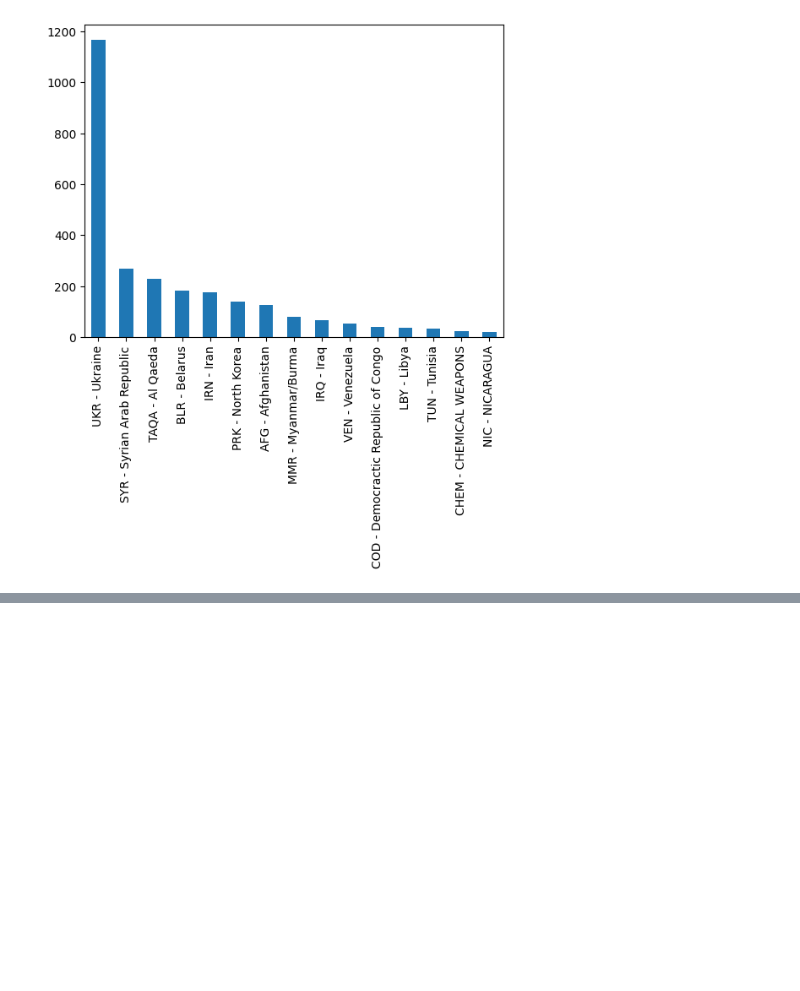
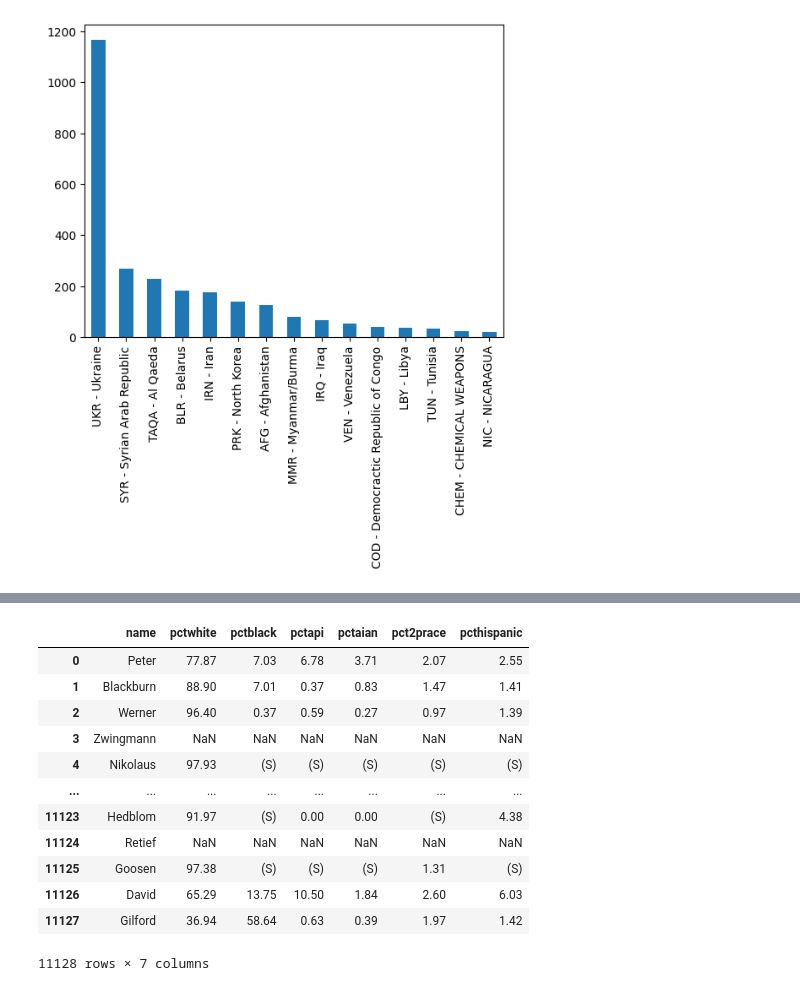
Before and after one commit to j0si/fuzzy_sanctions, a Jupyter notebook: visualisations/graphs.ipynb, the cells around one changed output, grey strips where cells are left out. Saved outputs shown, nothing was run; the diff lists cells and outputs as text; code cells hidden in the pictures; blank space fills up the shorter version.

```diff
--- a/visualisations/graphs.ipynb
+++ b/visualisations/graphs.ipynb
@@ -24,4 +37,8 @@ conll_train_df['clean_ner_tags'] = conll_train_df.ner_tags.str.replace('[', '').
 # %%
 def extract_names_from_df(df, tokencolumn, ner_column):
     names = []
-    for row in range(len(df.tokencolumn)):
+    for row in range(len(df[tokencolumn])):
+        for tupel in list(zip(df[tokencolumn][row], df[ner_column][row])):
+            if tupel[1] == '1' or tupel[1] == '2':
+                names.append(tupel[0])
+    return names
@@ -27,0 +76,16 @@ def extract_names_from_df(df, tokencolumn, ner_column):
+# %%
+census_ln(names_df, 'name')
+# %% [output]
+|  | name | pctwhite | pctblack | pctapi | pctaian | pct2prace | pcthispanic |
+| 0 | Peter | 77.87 | 7.03 | 6.78 | 3.71 | 2.07 | 2.55 |
+| 1 | Blackburn | 88.90 | 7.01 | 0.37 | 0.83 | 1.47 | 1.41 |
+| 2 | Werner | 96.40 | 0.37 | 0.59 | 0.27 | 0.97 | 1.39 |
+| 3 | Zwingmann | NaN | NaN | NaN | NaN | NaN | NaN |
+| 4 | Nikolaus | 97.93 | (S) | (S) | (S) | (S) | (S) |
+| ... | ... | ... | ... | ... | ... | ... | ... |
+| 11123 | Hedblom | 91.97 | (S) | 0.00 | 0.00 | (S) | 4.38 |
+| 11124 | Retief | NaN | NaN | NaN | NaN | NaN | NaN |
+| 11125 | Goosen | 97.38 | (S) | (S) | (S) | 1.31 | (S) |
+| 11126 | David | 65.29 | 13.75 | 10.50 | 1.84 | 2.60 | 6.03 |
+| 11127 | Gilford | 36.94 | 58.64 | 0.63 | 0.39 | 1.97 | 1.42 |
+11128 rows × 7 columns
```
Also changed, not shown: parts of 12 cells of this notebook.
